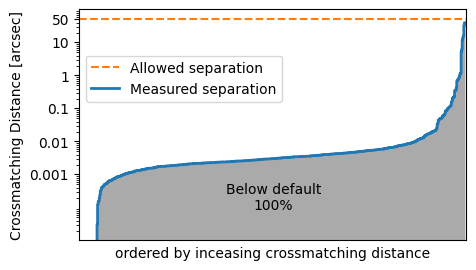
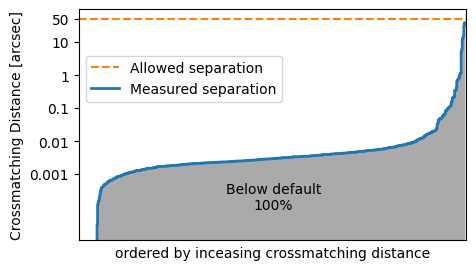
The notebook cell's code change between the first figure and the second:
--- before
+++ after
@@ -22,4 +22,5 @@
 ax.step(x, id_matched["crossmatching_angular_separation"], where="mid", lw=2, label="Measured separation")
 
+ax.yaxis.minorticks_off()
 ax.legend(loc="center left", bbox_to_anchor=(0,0.7))
 ax.text(len(id_matched) / 2, 0.0002, "Below default\n100%", ha="center", va="center", fontsize=10)

Commit: styling improvements